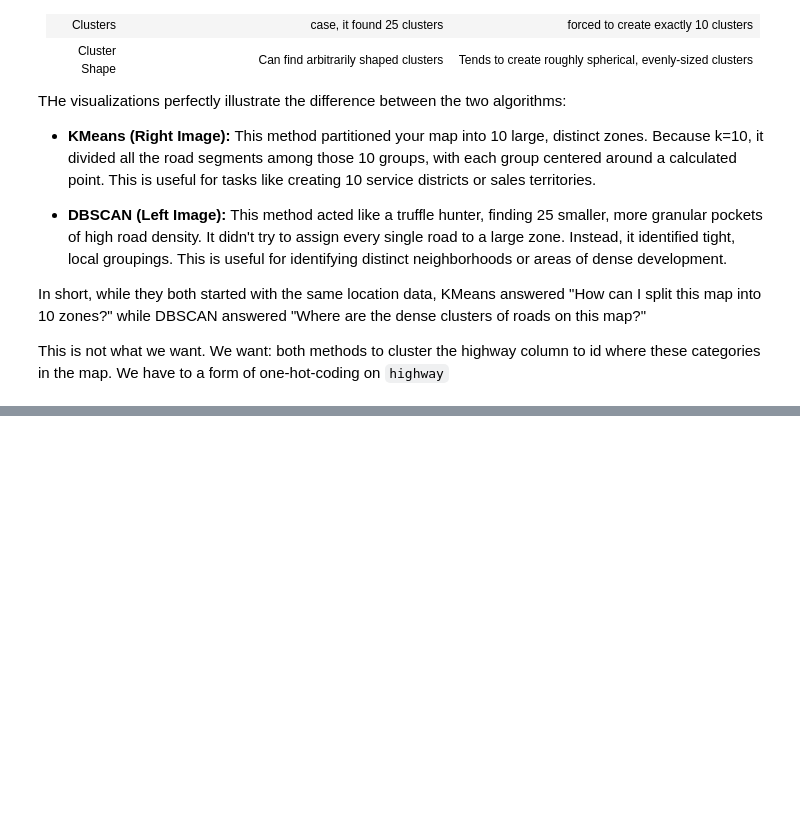
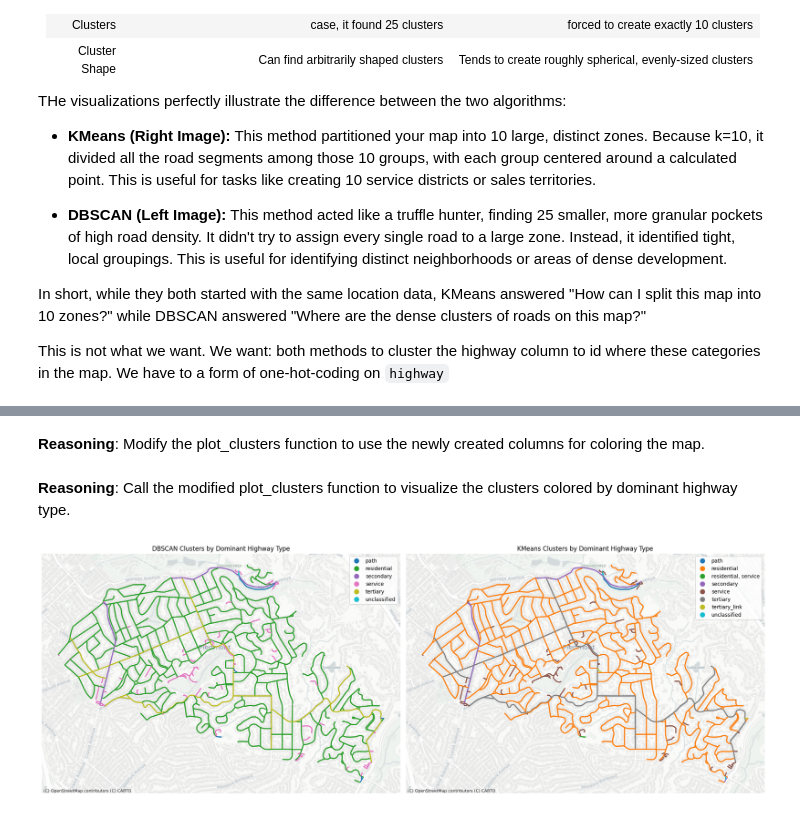
Before and after one commit to narel14/AAI-501-Grp-7, a Jupyter notebook: aai_501_final_project.ipynb, the cells around one changed output, grey strips where cells are left out. Cells and saved outputs as stored; diff of their text form; code cells hidden in the pictures; blank space fills up the shorter version.

```diff
--- a/aai_501_final_project.ipynb
+++ b/aai_501_final_project.ipynb
@@ -81,2 +91,0 @@ nodes, edges = ox.graph_to_gdfs(G)
-# %%
-fig, ax = ox.plot.plot_graph(G)
@@ -241,0 +287,47 @@ We have to a form of one-hot-coding on `highway`
+# %% [markdown]
+**Reasoning**:
+Modify the plot_clusters function to use the newly created columns for coloring the map.
+# %%
+def plot_clusters(gdf):
+
+    # --- Create the Map Visualization ---
+    # Create two subplots side-by-side
+    fig, (ax1, ax2) = plt.subplots(1, 2, figsize=(20, 10))
+
+    # --- Plot 1: DBSCAN Clusters colored by dominant highway type ---
+    gdf.plot(
+        column='dbscan_dominant_highway_type', # Color roads by dominant highway type
+        categorical=True,       # Treat dominant highway types as distinct categories
+        legend=True,            # Show the legend
+        linewidth=2,            # Make lines thicker
+        ax=ax1,                 # Draw on the first subplot
+        cmap='tab10'            # Use a categorical colormap
+    )
+    ax1.set_title('DBSCAN Clusters by Dominant Highway Type')
+    ax1.set_axis_off()
+    # Add a basemap for context (requires re-projecting on the fly)
+    ctx.add_basemap(ax1, crs=gdf.crs.to_string(), source=ctx.providers.CartoDB.Positron)
+
+    # --- Plot 2: KMeans Clusters colored by dominant highway type ---
+    gdf.plot(
+        column='kmeans_dominant_highway_type', # Color roads by dominant highway type
+        categorical=True,
+        legend=True,
+        linewidth=2,
+        ax=ax2,
+        cmap='tab10' # Use a categorical colormap
+    )
+    ax2.set_title('KMeans Clusters by Dominant Highway Type')
+    ax2.set_axis_off()
+    # Add a basemap for context
+    ctx.add_basemap(ax2, crs=gdf.crs.to_string(), source=ctx.providers.CartoDB.Positron)
+
+    plt.tight_layout()
+    plt.show()
+# %% [markdown]
+**Reasoning**:
+Call the modified plot_clusters function to visualize the clusters colored by dominant highway type.
+# %%
+plot_clusters(gdf)
+# %% [output]
+[figure, added]
```
Also changed, not shown: parts of 26 cells of this notebook.
